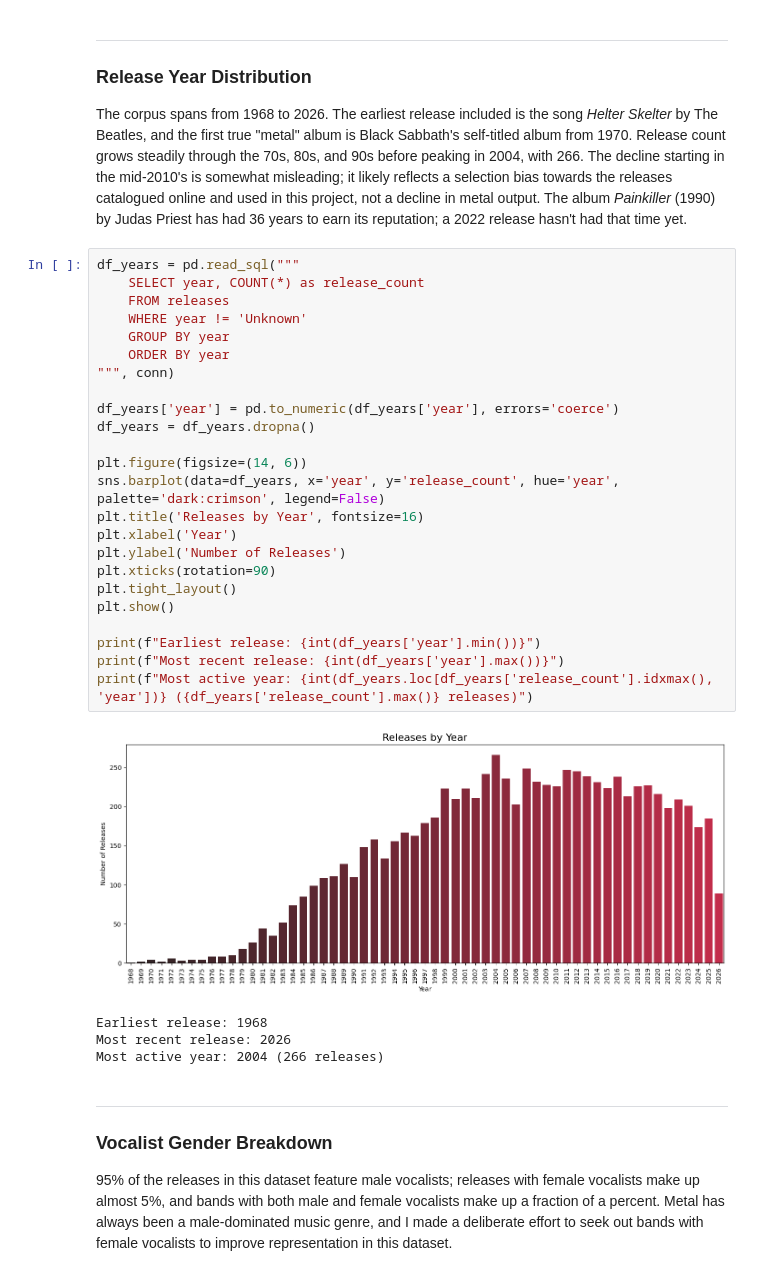
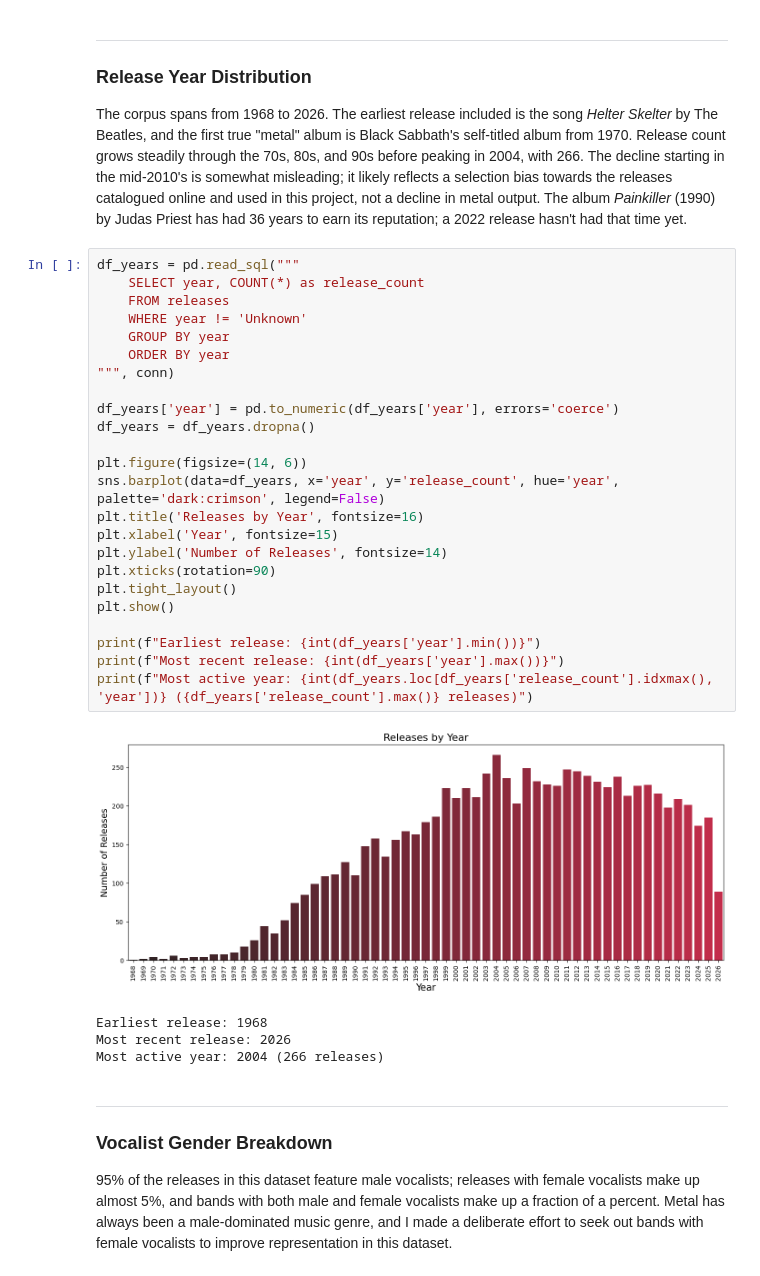
Before and after one commit to wanderson33245/The-Metal-Corpus, a Jupyter notebook: The Metal Corpus.ipynb, the cells around one changed output. Saved outputs shown, nothing was run; the diff lists cells and outputs as text.

```diff
--- a/The Metal Corpus.ipynb
+++ b/The Metal Corpus.ipynb
@@ -166,29 +183,29 @@ The corpus spans from 1968 to 2026. The earliest release included is the song *H
 # %%
 df_years = pd.read_sql("""
     SELECT year, COUNT(*) as release_count
     FROM releases
     WHERE year != 'Unknown'
     GROUP BY year
     ORDER BY year
 """, conn)
 
 df_years['year'] = pd.to_numeric(df_years['year'], errors='coerce')
 df_years = df_years.dropna()
 
 plt.figure(figsize=(14, 6))
 sns.barplot(data=df_years, x='year', y='release_count', hue='year', palette='dark:crimson', legend=False)
 plt.title('Releases by Year', fontsize=16)
-plt.xlabel('Year')
-plt.ylabel('Number of Releases')
+plt.xlabel('Year', fontsize=15)
+plt.ylabel('Number of Releases', fontsize=14)
 plt.xticks(rotation=90)
 plt.tight_layout()
 plt.show()
 
 print(f"Earliest release: {int(df_years['year'].min())}")
 print(f"Most recent release: {int(df_years['year'].max())}")
 print(f"Most active year: {int(df_years.loc[df_years['release_count'].idxmax(), 'year'])} ({df_years['release_count'].max()} releases)")
 # %% [output]
-[figure, old version]
+[figure, new version]
 Earliest release: 1968
 Most recent release: 2026
 Most active year: 2004 (266 releases)
```
Also changed, not shown: parts of 19 cells of this notebook.
